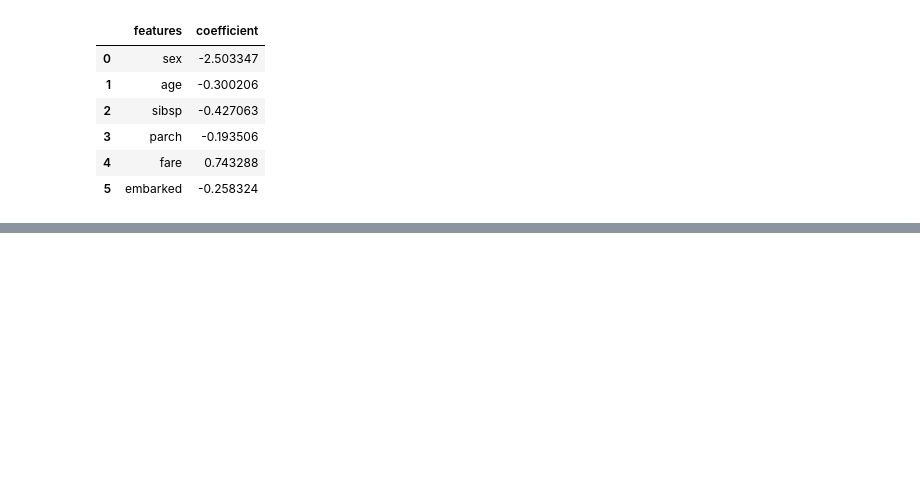
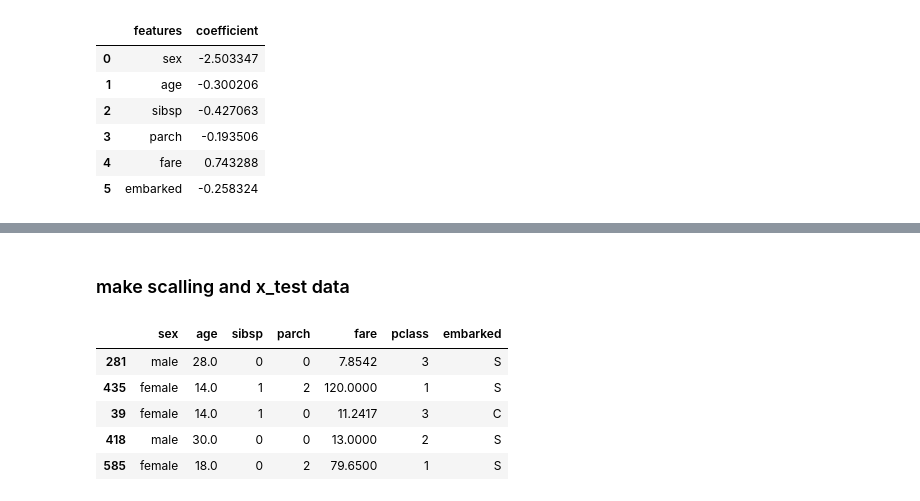
Before and after one commit to Pratyusha-Mukherjee/FSP-MachineLearning, a Jupyter notebook: day5/titanic_data.ipynb, the cells around one changed output, grey strips where cells are left out. Saved outputs shown, nothing was run; the diff lists cells and outputs as text; code cells hidden in the pictures; blank space fills up the shorter version.

```diff
--- a/day5/titanic_data.ipynb
+++ b/day5/titanic_data.ipynb
@@ -306,0 +335,11 @@ coefficient = pd.concat([coefficient, new_row], ignore_index=True)
+# %% [markdown]
+### make scalling and x_test data
+# %%
+X_test.head()
+# %% [output]
+|  | sex | age | sibsp | parch | fare | pclass | embarked |
+| 281 | male | 28.0 | 0 | 0 | 7.8542 | 3 | S |
+| 435 | female | 14.0 | 1 | 2 | 120.0000 | 1 | S |
+| 39 | female | 14.0 | 1 | 0 | 11.2417 | 3 | C |
+| 418 | male | 30.0 | 0 | 0 | 13.0000 | 2 | S |
+| 585 | female | 18.0 | 0 | 2 | 79.6500 | 1 | S |
```
Also changed, not shown: parts of 4 cells of this notebook.
